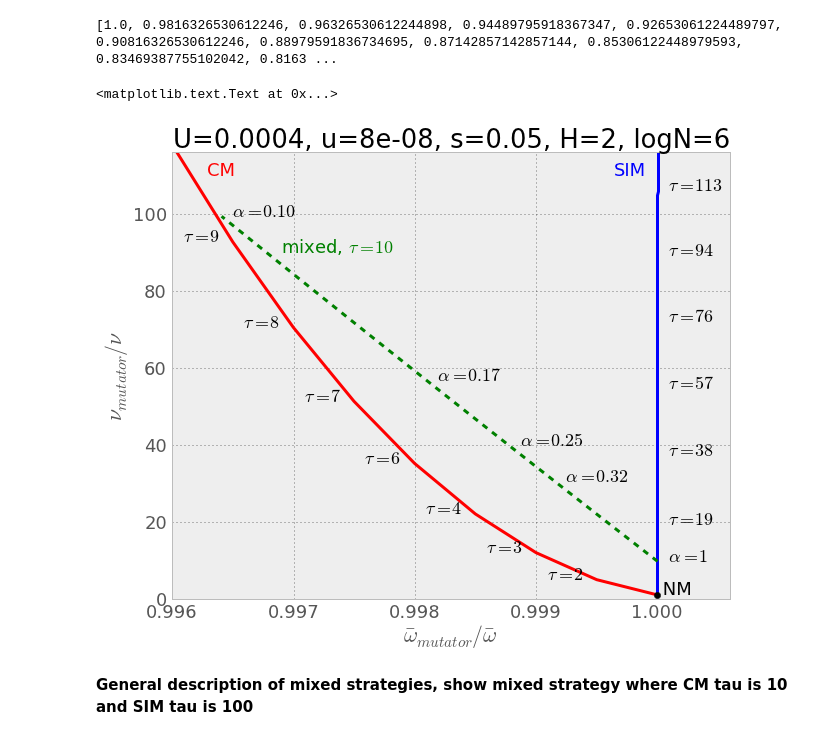
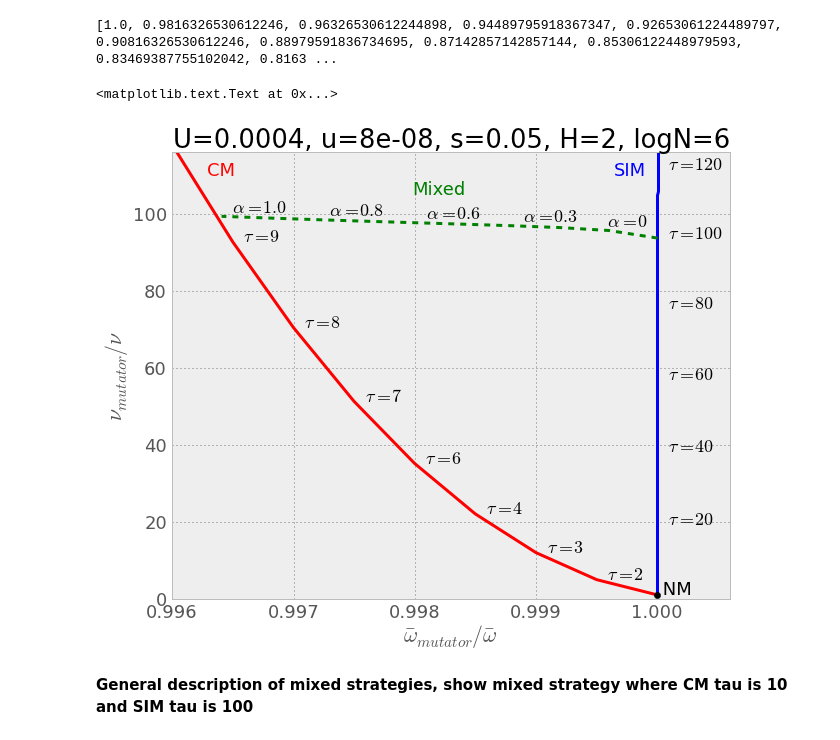
Before and after one commit to yoavram/ruggedsim, a Jupyter notebook: manuscript/figures.ipynb, the cells around one changed output. Drawn from its saved outputs; the diff is of its cells as text; code cells hidden in the pictures.

Commit message:
revised mixed strategy

```diff
--- a/manuscript/figures.ipynb
+++ b/manuscript/figures.ipynb
@@ -241,29 +241,47 @@ w_sim_mixed = array([mean_fitness(alpha*mixed_T,U/alpha,u/alpha,s,H,G,PI=1) for
 nu_simI_mixed = array([adaptation_rate_simI_exact(alpha*mixed_T,U/alpha,u/alpha,s,H) for alpha in alphas]) / adaptation_rate_simI_exact(1,U,u,s,H)
 # %% [output]
 [1.0, 0.9816326530612246, 0.96326530612244898, 0.94489795918367347, 0.92653061224489797, 0.90816326530612246, 0.88979591836734695, 0.87142857142857144, 0.85306122448979593, 0.83469387755102042, 0.8163 ...
+# %%
+alphas = linspace(0,1,10)
+w_sim_mixed = []
+nu_simI_mixed = []
+
+for alpha in alphas:
+    T1 = 1 + alpha*9
+    T2 = 100/(T1**2)
+    w_sim_mixed.append(mean_fitness(T2,T1*U,T1*u,s,H,G,PI=1))
+    nu_simI_mixed.append(adaptation_rate_simI_exact(T2,T1*U,T1*u,s,H))
+
+w_sim_mixed = array(w_sim_mixed) / mean_fitness(1,U,u,s,H,G,PI=0)
+nu_simI_mixed = array(nu_simI_mixed) / adaptation_rate_simI_exact(1,U,u,s,H)
 # %%
 plot(w_cm,nu_cm,'r',w_sim,nu_simI,'b',w_cm[0],nu_cm[0],'ko',w_sim_mixed,nu_simI_mixed,'g--',linewidth=3)
 xlabel(r'$\bar{\omega}_{mutator} / \bar{\omega}$')
 ylabel(r'$\nu_{mutator} / \nu$')
 ylim((0,max(nu_simI)))
 xlim((0.996, 1.0006))
-for i in arange(1,len(taus[nu_cm <= nu_sim.max()]),1):
-    text(w_cm[i] - 0.0005, nu_cm[i], r'  $\tau=%d$' % taus[i])
-for i in arange(15,len(taus),15):
-    text(w_sim[i], nu_simI[i], r'  $\tau=%d$' % taus[i])
-text(w_sim_mixed[0], nu_simI_mixed[0], r'  $\alpha=%d$' % alphas[0])
-for i in arange(37,len(alphas),4):
-    text(w_sim_mixed[i], nu_simI_mixed[i], r'  $\alpha=%.2f$' % alphas[i])
+for T in taus[nu_cm <= nu_sim.max()]:
+    if T > 1:
+        i = taus.tolist().index(T)
+        text(w_cm[i], nu_cm[i], r'  $\tau=%d$' % taus[i], withdash=True)
+for T in taus:
+    if ceil(T) % 20 == 0:
+        i = taus.tolist().index(T)
+        text(w_sim[i], nu_simI[i], r'  $\tau=%d$' % ceil(taus[i]))
+text(w_sim_mixed[0]-0.0005, nu_simI_mixed[0]+3, r'  $\alpha=%d$' % alphas[0])
+for a in alphas[3::2]:
+    i = alphas.tolist().index(a)
+    text(w_sim_mixed[i], nu_simI_mixed[i]+1, r'  $\alpha=%.1f$' % alphas[i])
 text(w_cm[0],nu_cm[0], " NM")
 text(0.9963,110,"CM",color="r")
 text(0.99965,110,"SIM",color="b")
-text(0.9969,90,r"mixed, $\tau=%d$" % mixed_T,color="g")
+text(0.998,105,r"Mixed",color="g")
 title("U=%.2g, u=%.2g, s=%.2f, H=%d, logN=%d" % (U,u,s,H,log10(N)))
 
 #savefig("tradeoff.png")
 # %% [output]
 <matplotlib.text.Text at 0x...>
-[figure, old version]
+[figure, new version]
 # %% [markdown]
 **General description of mixed strategies, show mixed strategy where CM tau is 10 and SIM tau is 100**
 # %% [markdown]
```
